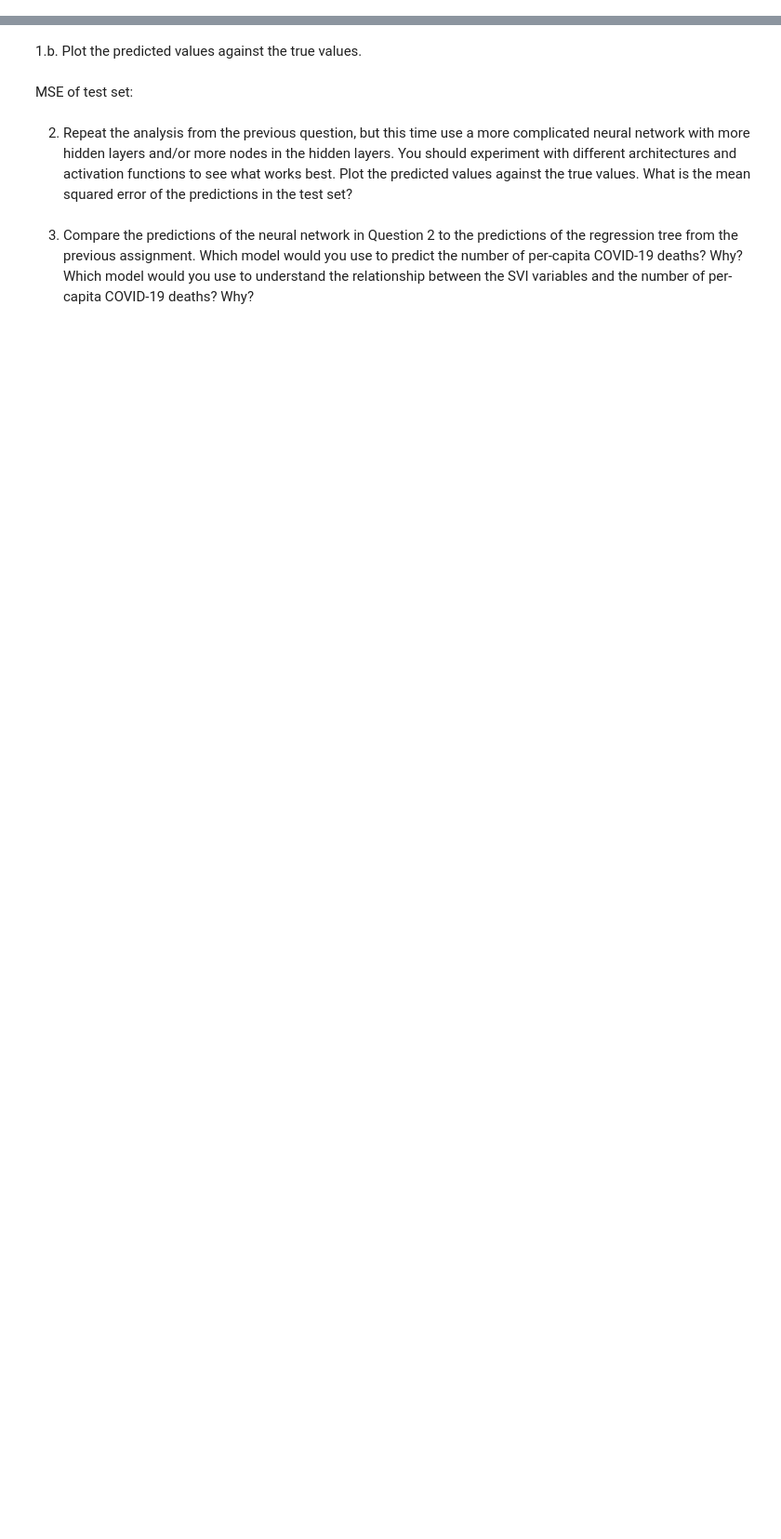
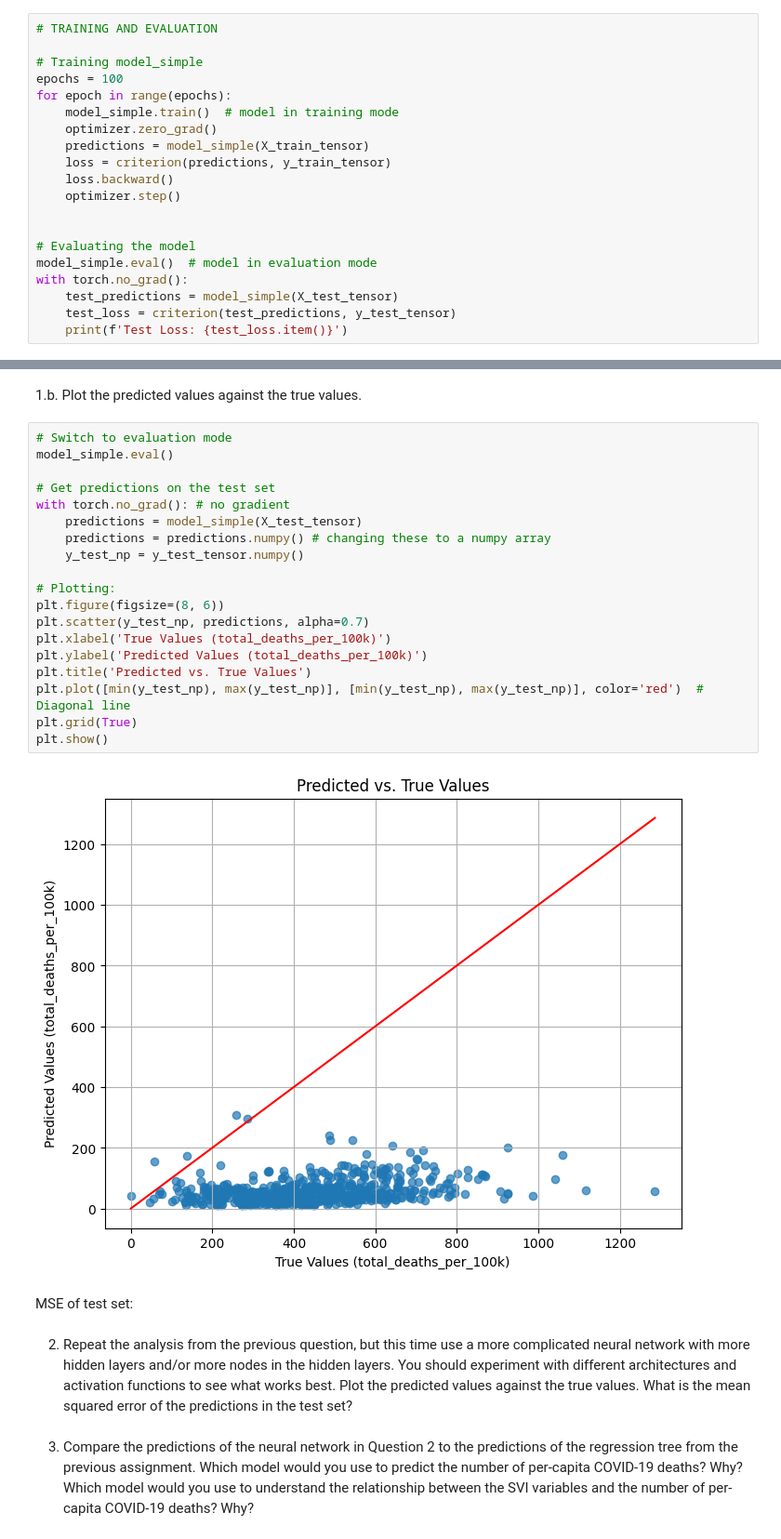
Before and after one commit to nolanyager/MachineLearning_Fall24, a Jupyter notebook: homework/HW_05.ipynb, the cells around one changed output, grey strips where cells are left out. Shown at 93% size. Drawn from its saved outputs; the diff is of its cells as text; blank space fills up the shorter version.

Commit message:
add graph for 1

```diff
--- a/homework/HW_05.ipynb
+++ b/homework/HW_05.ipynb
@@ -125,0 +125,20 @@ SimpleNN(
+# %%
+# TRAINING AND EVALUATION
+
+# Training model_simple
+epochs = 100
+for epoch in range(epochs):
+    model_simple.train()  # model in training mode
+    optimizer.zero_grad()
+    predictions = model_simple(X_train_tensor)
+    loss = criterion(predictions, y_train_tensor)
+    loss.backward()
+    optimizer.step()
+
+
+# Evaluating the model
+model_simple.eval()  # model in evaluation mode
+with torch.no_grad():
+    test_predictions = model_simple(X_test_tensor)
+    test_loss = criterion(test_predictions, y_test_tensor)
+    print(f'Test Loss: {test_loss.item()}')
@@ -126,5 +147,26 @@ SimpleNN(
 # %% [markdown]
 1.b. Plot the predicted values against the true values.
+# %%
+# Switch to evaluation mode
+model_simple.eval()
+
+# Get predictions on the test set
+with torch.no_grad(): # no gradient
+    predictions = model_simple(X_test_tensor)
+    predictions = predictions.numpy() # changing these to a numpy array
+    y_test_np = y_test_tensor.numpy()
+
+# Plotting:
+plt.figure(figsize=(8, 6))
+plt.scatter(y_test_np, predictions, alpha=0.7)
+plt.xlabel('True Values (total_deaths_per_100k)')
+plt.ylabel('Predicted Values (total_deaths_per_100k)')
+plt.title('Predicted vs. True Values')
+plt.plot([min(y_test_np), max(y_test_np)], [min(y_test_np), max(y_test_np)], color='red')  # Diagonal line
+plt.grid(True)
+plt.show()
+# %% [output]
+[figure, added]
 # %% [markdown]
 MSE of test set:
 # %% [markdown]
```
Also changed, not shown: parts of 4 cells of this notebook.
